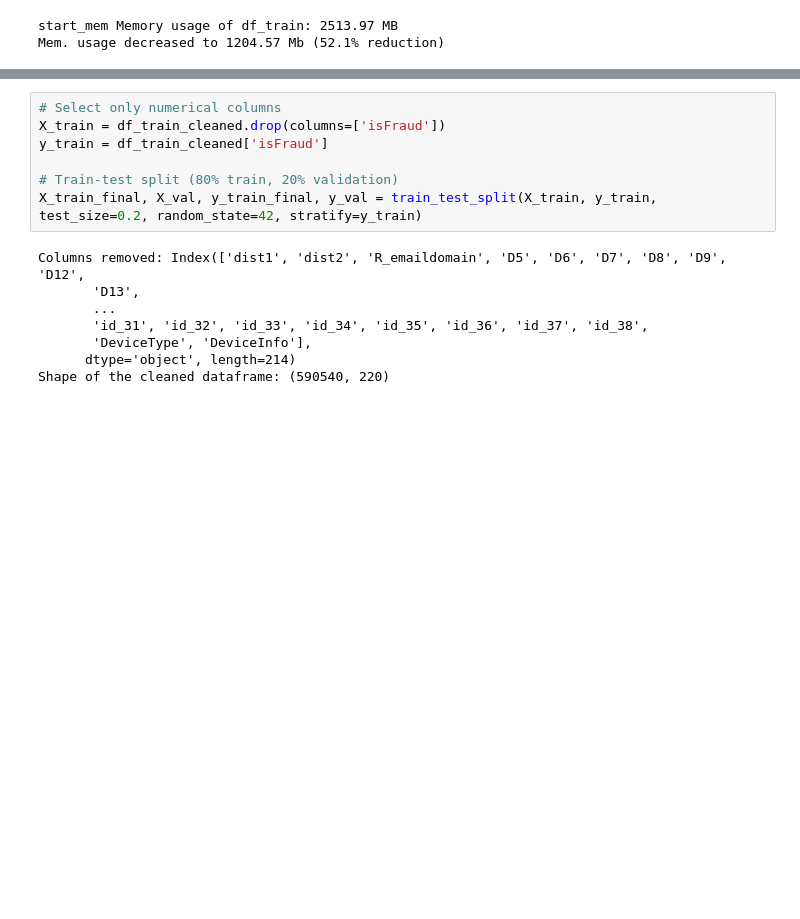
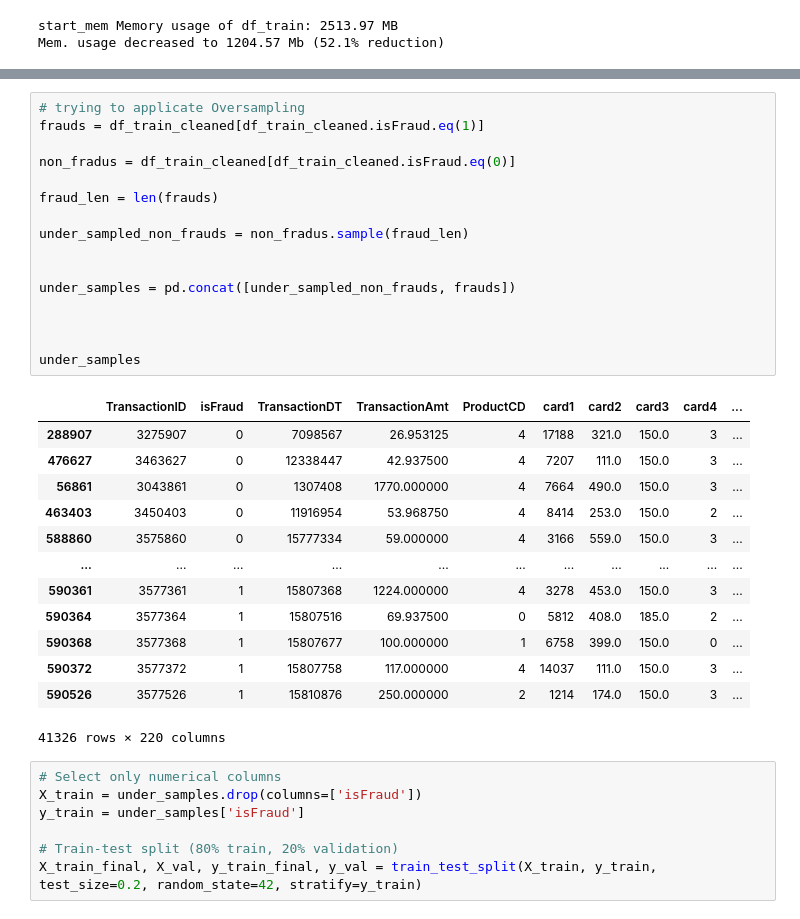
Before and after one commit to Marko-debug/Prediction-of-Fraud-transactions, a Jupyter notebook: models/XGBoost.ipynb, the cells around one changed output, grey strips where cells are left out. Drawn from its saved outputs; the diff is of its cells as text; blank space fills up the shorter version.

```diff
--- a/models/XGBoost.ipynb
+++ b/models/XGBoost.ipynb
@@ -82,18 +101,40 @@ fraud_df = df_train_cleaned[df_train_cleaned['isFraud'] == 1]
+# %%
+# trying to applicate Oversampling
+frauds = df_train_cleaned[df_train_cleaned.isFraud.eq(1)]
+
+non_fradus = df_train_cleaned[df_train_cleaned.isFraud.eq(0)]
+
+fraud_len = len(frauds)
+
+under_sampled_non_frauds = non_fradus.sample(fraud_len)
+
+
+under_samples = pd.concat([under_sampled_non_frauds, frauds])
+
+
+
+under_samples
+# %% [output]
+|  | TransactionID | isFraud | TransactionDT | TransactionAmt | ProductCD | card1 | card2 | card3 | card4 | ... |
+| 288907 | 3275907 | 0 | 7098567 | 26.953125 | 4 | 17188 | 321.0 | 150.0 | 3 | ... |
+| 476627 | 3463627 | 0 | 12338447 | 42.937500 | 4 | 7207 | 111.0 | 150.0 | 3 | ... |
+| 56861 | 3043861 | 0 | 1307408 | 1770.000000 | 4 | 7664 | 490.0 | 150.0 | 3 | ... |
+| 463403 | 3450403 | 0 | 11916954 | 53.968750 | 4 | 8414 | 253.0 | 150.0 | 2 | ... |
+| 588860 | 3575860 | 0 | 15777334 | 59.000000 | 4 | 3166 | 559.0 | 150.0 | 3 | ... |
+| ... | ... | ... | ... | ... | ... | ... | ... | ... | ... | ... |
+| 590361 | 3577361 | 1 | 15807368 | 1224.000000 | 4 | 3278 | 453.0 | 150.0 | 3 | ... |
+| 590364 | 3577364 | 1 | 15807516 | 69.937500 | 0 | 5812 | 408.0 | 185.0 | 2 | ... |
+| 590368 | 3577368 | 1 | 15807677 | 100.000000 | 1 | 6758 | 399.0 | 150.0 | 0 | ... |
+| 590372 | 3577372 | 1 | 15807758 | 117.000000 | 4 | 14037 | 111.0 | 150.0 | 3 | ... |
+| 590526 | 3577526 | 1 | 15810876 | 250.000000 | 2 | 1214 | 174.0 | 150.0 | 3 | ... |
+41326 rows × 220 columns
 # %%
 # Select only numerical columns
-X_train = df_train_cleaned.drop(columns=['isFraud'])
-y_train = df_train_cleaned['isFraud']
+X_train = under_samples.drop(columns=['isFraud'])
+y_train = under_samples['isFraud']
 
 # Train-test split (80% train, 20% validation)
 X_train_final, X_val, y_train_final, y_val = train_test_split(X_train, y_train, test_size=0.2, random_state=42, stratify=y_train)
-# %% [output]
-Columns removed: Index(['dist1', 'dist2', 'R_emaildomain', 'D5', 'D6', 'D7', 'D8', 'D9', 'D12',
-       'D13',
-       ...
-       'id_31', 'id_32', 'id_33', 'id_34', 'id_35', 'id_36', 'id_37', 'id_38',
-       'DeviceType', 'DeviceInfo'],
-      dtype='object', length=214)
-Shape of the cleaned dataframe: (590540, 220)
 # %%
 # Apply StandardScaler (fit only on train, transform on both)
 scaler = StandardScaler()
```
Also changed, not shown: parts of 8 cells of this notebook, 7 other files.
